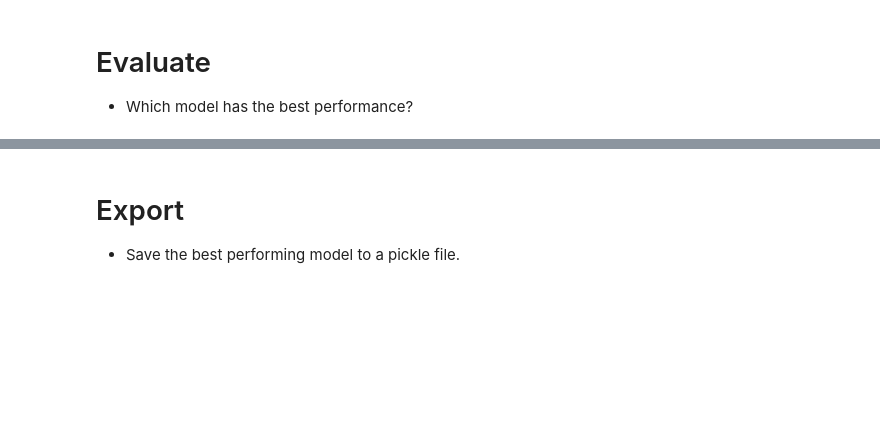
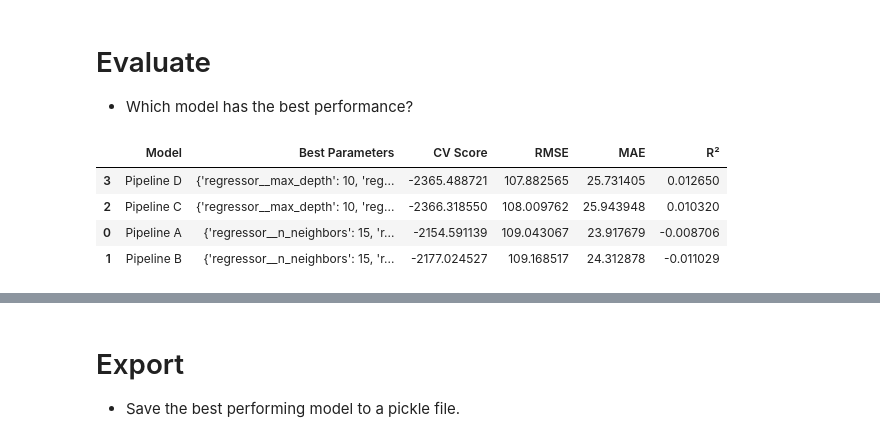
Before and after one commit to SimonChoi2591/production, a Jupyter notebook: 02_activities/assignments/assignment_2.ipynb, the cells around one changed output, grey strips where cells are left out. Cells and saved outputs as stored; diff of their text form; code cells hidden in the pictures; blank space fills up the shorter version.

```diff
--- a/02_activities/assignments/assignment_2.ipynb
+++ b/02_activities/assignments/assignment_2.ipynb
@@ -359,3 +543,38 @@ Pipeline(steps=[('preprocessing',
 # Evaluate
 
 + Which model has the best performance?
+# %%
+from sklearn.metrics import root_mean_squared_error, mean_absolute_error, r2_score
+import pandas as pd
+
+results = []
+
+models = {
+    "Pipeline A": grid_A,
+    "Pipeline B": grid_B,
+    "Pipeline C": grid_C,
+    "Pipeline D": grid_D
+}
+
+for name, grid in models.items():
+    best_model = grid.best_estimator_
+    y_pred = best_model.predict(X0_test)
+    results.append({
+        "Model": name,
+        "Best Parameters": grid.best_params_,
+        "CV Score": grid.best_score_,
+        "RMSE": root_mean_squared_error(Y0_test, y_pred),
+        "MAE": mean_absolute_error(Y0_test, y_pred),
+        "R²": r2_score(Y0_test, y_pred)
+    })
+
+results_df = pd.DataFrame(results)
+
+results_df = results_df.sort_values(by="RMSE")
+results_df
+# %% [output]
+|  | Model | Best Parameters | CV Score | RMSE | MAE | R² |
+| 3 | Pipeline D | {'regressor__max_depth': 10, 'reg... | -2365.488721 | 107.882565 | 25.731405 | 0.012650 |
+| 2 | Pipeline C | {'regressor__max_depth': 10, 'reg... | -2366.318550 | 108.009762 | 25.943948 | 0.010320 |
+| 0 | Pipeline A | {'regressor__n_neighbors': 15, 'r... | -2154.591139 | 109.043067 | 23.917679 | -0.008706 |
+| 1 | Pipeline B | {'regressor__n_neighbors': 15, 'r... | -2177.024527 | 109.168517 | 24.312878 | -0.011029 |
```
Also changed, not shown: parts of 32 cells of this notebook, 1 other file.
